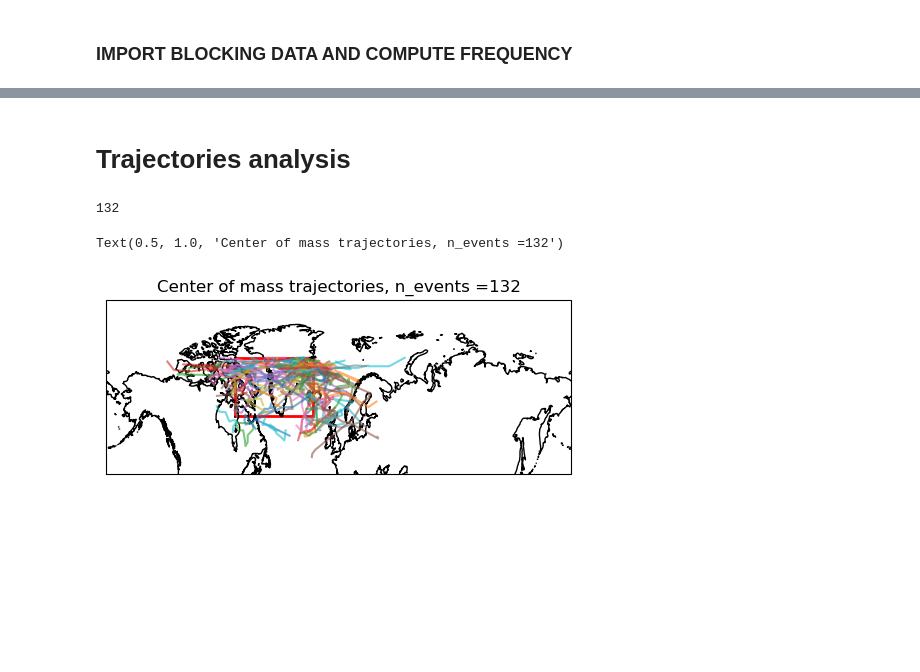
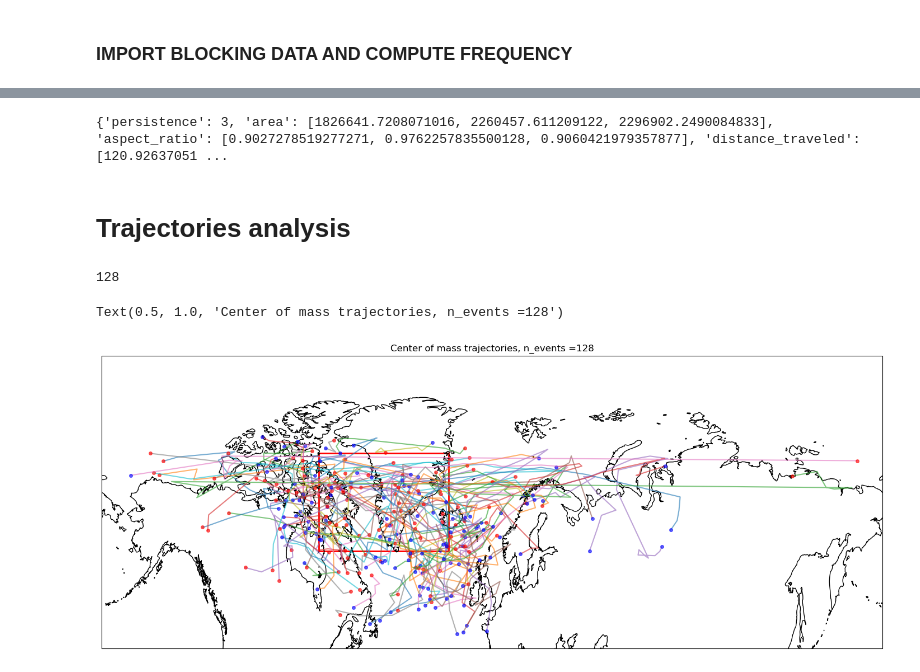
Before and after one commit to michele-filippucci/greenland_blocking, a Jupyter notebook: article_plots/Figure_2.ipynb, the cells around one changed output, grey strips where cells are left out. Drawn from its saved outputs; the diff is of its cells as text; code cells hidden in the pictures; blank space fills up the shorter version.

```diff
--- a/article_plots/Figure_2.ipynb
+++ b/article_plots/Figure_2.ipynb
@@ -151,9 +162,15 @@ ERA5_northem_2.5x2.5_zg_GHA_tracked_unfilt_daily_1960-1963_DIC.npy
 # %%
 dic_for_filtering_DAV = np.load('ERA5_northem_2.5x2.5_zg_DAV_tracked_daily_1940-2023_DIC.npy',allow_pickle=True) #original
 dic_for_filtering_GHA = np.load('ERA5_northem_2.5x2.5_zg_GHA_tracked_daily_1940-2023_DIC.npy',allow_pickle=True) #original
+dic_for_filtering_MIX = np.load('ERA5_northem_2.5x2.5_zg_MIX_tracked_daily_1940-2023_DIC.npy',allow_pickle=True) #original
+# %%
+print(dic_for_filtering_MIX[3618])
+# %% [output]
+{'persistence': 3, 'area': [1826641.7208071016, 2260457.611209122, 2296902.2490084833], 'aspect_ratio': [0.9027278519277271, 0.9762257835500128, 0.9060421979357877], 'distance_traveled': [120.92637051 ...
 # %%
 GHA_filt = ds_filt_GHA['GHA_tracked']
 DAV_filt = ds_filt_DAV['DAV_tracked']
+MIX_filt = ds_filt_MIX['MIX_tracked']
 times = ds_filt_DAV['time']
 lons = ds_filt_DAV['lon']
 lats = ds_filt_DAV['lat']
@@ -161,7 +178,7 @@ months = ['06','07','08']
 # %% [markdown]
 # Trajectories analysis
 # %%
-method = 'DAV'
+method = 'MIX'
 
 if method == 'GHA':
     idxed = GHA_filt.values
@@ -169,6 +186,9 @@ if method == 'GHA':
 if method == 'DAV':
     idxed = DAV_filt.values
     dic_for_filtering = dic_for_filtering_DAV
+if method == 'MIX':
+    idxed = MIX_filt.values
+    dic_for_filtering = dic_for_filtering_MIX
 #create a list of indexes
 indexes = []
 timings = []
@@ -183,7 +203,7 @@ for t in tqdm(range(len(times.values)-5)):
             timings.append(t)
 print(len(indexes))
 # %% [output]
-132
+128
 # %%
 """
 A list of trajectories is then produced
@@ -194,6 +214,7 @@ for i,l in tqdm(enumerate(indexes)):
     dic[i]['track'] = dic_for_filtering[l]['track']
     dic[i]['area'] = sum(dic_for_filtering[l]['area'])/len(dic_for_filtering[l]['area'])
     dic[i]['date'] = dic_for_filtering[l]['date']
+    dic[i]['timing'] = timings[i] - dic_for_filtering[l]['time']
     dic[i]['avg_dist_traveled'] = sum(dic_for_filtering[l]['distance_traveled'])/len(dic_for_filtering[l]['distance_traveled'])
 # %%
 '''
@@ -202,7 +223,7 @@ TRAJECTORY PLOT
 
 import matplotlib.ticker as mticker
 
-plt.figure(figsize=(6,6))
+plt.figure(figsize=(18,18))
 
 #dic =np.load("/Users/michelefilippucci/Prog/summer_greenland_block/data_tmp/dic_"+str(plon)+"-"+str(plat)+".npy",allow_pickle=True)
 xs=[]
@@ -213,36 +234,41 @@ for i in range(len(indexes)):
     xs.append(dic[i]['track'][0])
     ys.append(dic[i]['track'][1])
     areas.append(dic[i]['area'])
 output = "/home/mich/plots/POSTER/snapshots/trajectories.png"
 #plot the trajectories to see what you are looking at
 mapcrs = ccrs.PlateCarree()
 datacrs = ccrs.PlateCarree()
 extent =[-180,+180,45,90]
 ax = plt.subplot(111, projection=mapcrs)
 ax.set_extent(extent, datacrs)
 ax.coastlines()
 ax.set_aspect(3)
 
 if True:
     # Plot the rectangle
     rect = plt.Rectangle((lon_min, lat_min), lon_max-lon_min, lat_max-lat_min,
                          edgecolor='red', facecolor='none', linewidth=2,
                          transform=ccrs.PlateCarree())
     ax.add_patch(rect)
 
 for i in range(len(xs)):
     #print(len(xs[i]))
-    cm = plt.plot(ys[i],xs[i],alpha=0.6,transform=datacrs)
+    if True:#
+    #if sum(ys[i])/len(ys[i]) - plon < 0 :
+    #if ys[i][0] - plon > 0 :
+        cm = plt.plot(ys[i],xs[i],alpha=0.6,transform=datacrs)
+        end = plt.plot(ys[i][-1],xs[i][-1],'o', markersize=4,color='r',alpha=0.6,transform=datacrs)
+        start = plt.plot(ys[i][0],xs[i][0],'o', markersize=4,color='b',alpha=0.6,transform=datacrs)
 #plt.text(30,60, 'n_events='+str(len(xs)), fontsize = 9)
 plt.title('Center of mass trajectories, n_events =' + str(len(xs)), loc = 'center')
 
 
 #plt.show()
 #plt.savefig(output,bbox_inches='tight',dpi=400)
 #plt.savefig('/Users/michelefilippucci/PLOTS/EGU/trajectories.png',dpi=300)
 # %% [output]
-Text(0.5, 1.0, 'Center of mass trajectories, n_events =132')
+Text(0.5, 1.0, 'Center of mass trajectories, n_events =128')
-[figure, old version]
+[figure, new version]
 # %%
 xs=[]
 ys=[]
```
Also changed, not shown: parts of 8 cells of this notebook, 8 other files.
